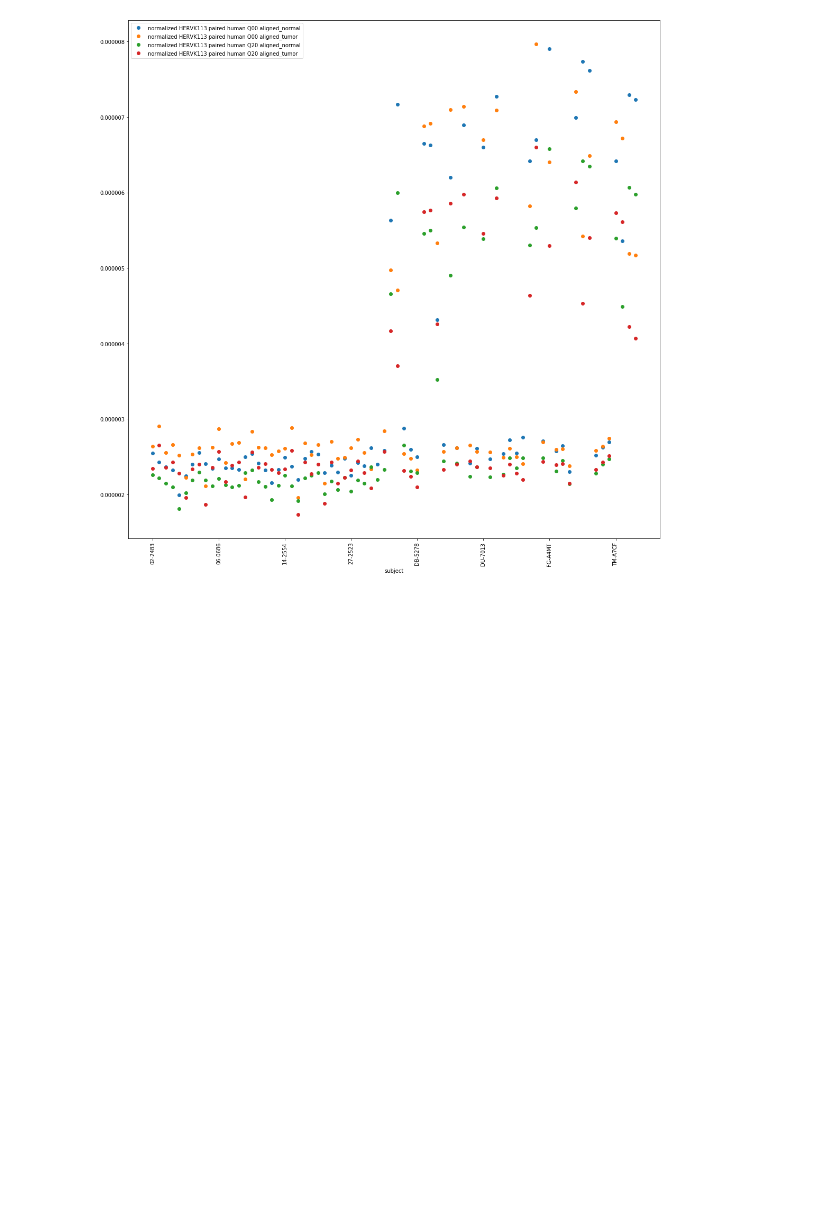
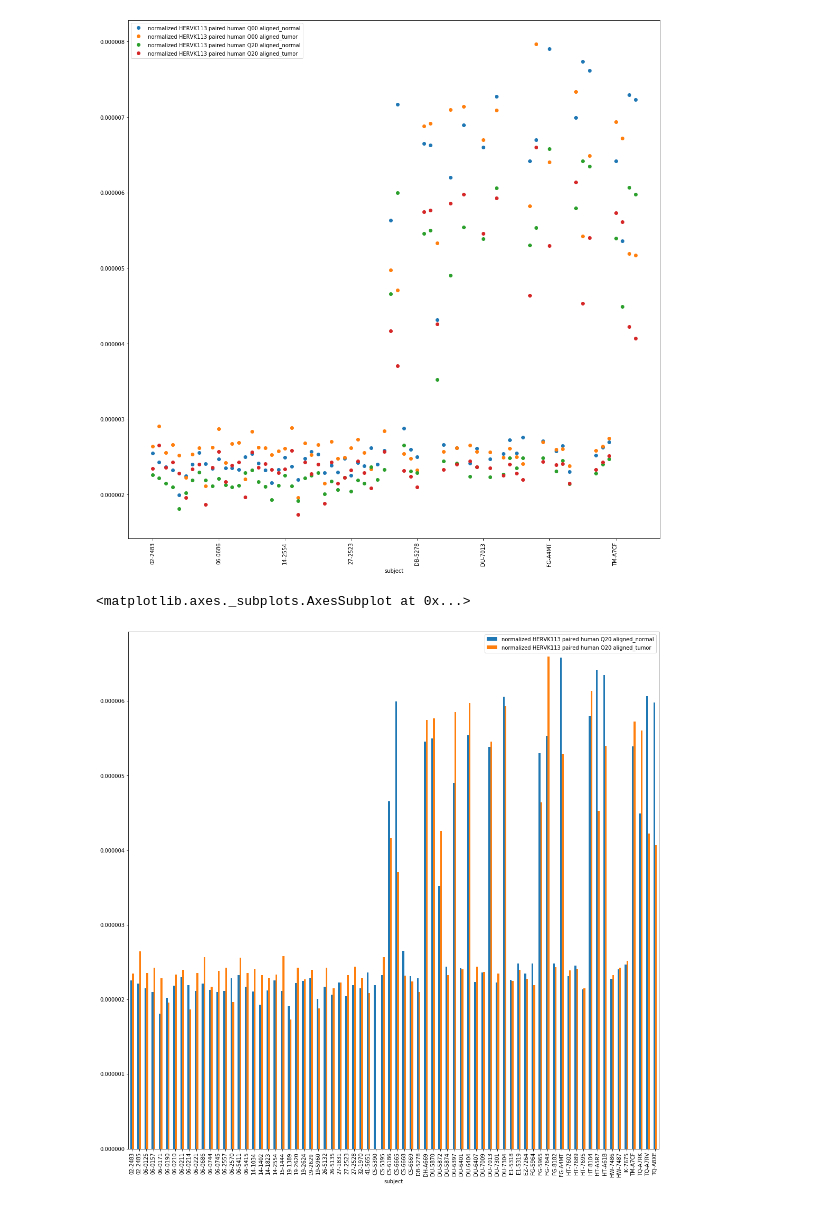
Before and after one commit to jakewendt/notebooks, a Jupyter notebook: 20210303 TCGA HERVK Insertions.ipynb, the cells around one changed output. Saved outputs shown, nothing was run; the diff lists cells and outputs as text; code cells hidden in the pictures; blank space fills up the shorter version.

```diff
--- a/20210303 TCGA HERVK Insertions.ipynb
+++ b/20210303 TCGA HERVK Insertions.ipynb
@@ -344,3 +344,10 @@ plt.xticks(rotation=90)
 (array([-10.,   0.,  10.,  20.,  30.,  40.,  50.,  60.,  70.,  80.]),
  <a list of 10 Text xticklabel objects>)
 [figure]
+# %%
+tn.plot(x='subject',y=['normalized HERVK113 paired human Q20 aligned_normal',
+                          'normalized HERVK113 paired human Q20 aligned_tumor'],
+            kind='bar')
+# %% [output]
+<matplotlib.axes._subplots.AxesSubplot at 0x...>
+[figure, added]
```
